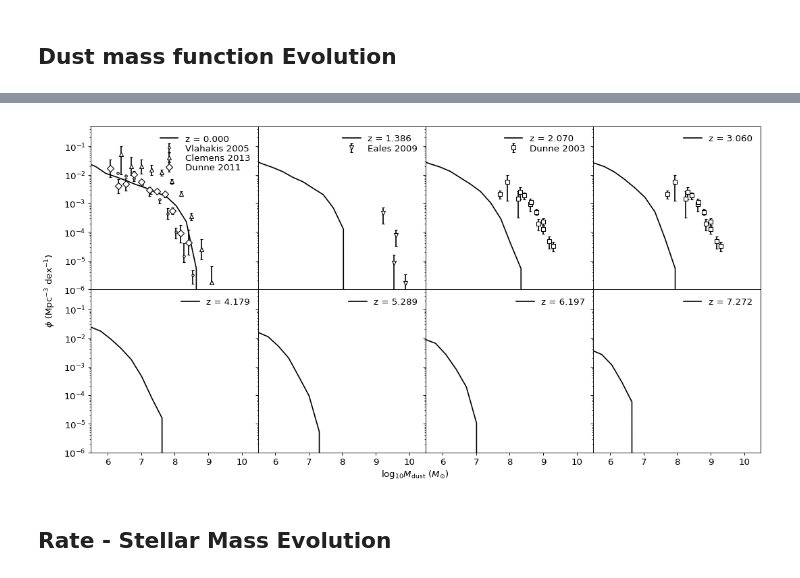
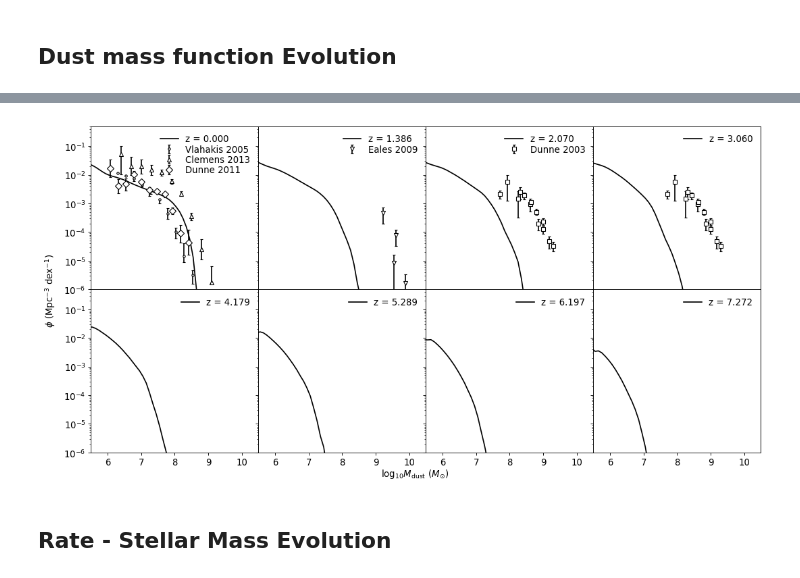
Before and after one commit to darrencroton/sage, a Jupyter notebook: analysis/allresults-new.ipynb, the cells around one changed output, grey strips where cells are left out. Saved outputs shown, nothing was run; the diff lists cells and outputs as text; code cells hidden in the pictures.

```diff
--- a/analysis/allresults-new.ipynb
+++ b/analysis/allresults-new.ipynb
@@ -6,8 +6,8 @@ Populating the interactive namespace from numpy and matplotlib
 from random import sample, seed
 # %%
 Hubble_h = 0.73
-BoxSize = ((62.5**3) * (8/8))**(1/3)
-#BoxSize = ((500**3) * (512/512))**(1/3)
+#BoxSize = ((62.5**3) * (8/8))**(1/3)
+BoxSize = ((500**3) * (512/512))**(1/3)
 #BoxSize = ((250**3) * (1/125))**(1/3)
 print(BoxSize)
 dilute = 5000
@@ -17,12 +17,12 @@ sSFRcut = -11.0
 # %%
-directory = '../src/auxdata/trees/play/'
+directory = '../../output/dust-full/'
 filename = 'model'
 redshift = [0.000, 1.386, 2.070, 3.060, 4.179, 5.289, 6.197, 7.272] #millennium
 #redshift = [0.024, 1.309, 2.051, 3.033, 4.088, 5.127, 6.044, 7.098] #genesis
 #redshift = [0.000, 1.379, 2.028, 3.060, 4.043, 5.161, 6.231, 7.313] #bolshoi
 #redshift = [0.000]
 firstfile = 0
-lastfile = 7
+lastfile = 511
 MaxTreeFiles = lastfile - firstfile + 1
 # %%
 def galdtype():
@@ -1734,7 +1729,7 @@ fig, axes = plt.subplots(2, 4, sharex=True, sharey=True, figsize=(16, 8))
 
 for i in range(8):
     ax1 = plt.subplot(2,4,i+1)
-    binwidth = 0.3  # mass function histogram bin width
+    binwidth = 0.1  # mass function histogram bin width
 
     w = np.where(G_history[i].ColdDust > 0.0)[0]
     mass = np.log10(G_history[i].ColdDust[w] * 1.0e10 /Hubble_h)
@@ -1838,5 +1833,5 @@ plt.subplots_adjust(wspace=0, hspace=0)
 fig.text(0.5, 0.07, r'$\log_{10} M_{\mathrm{dust}}\ (M_{\odot})$', ha='center')
 fig.text(0.07, 0.5, r'$\phi\ (\mathrm{Mpc}^{-3}\ \mathrm{dex}^{-1}$)', va='center', rotation='vertical')
 
-plt.savefig('plots/DMFEvolution-new-dust.png')
+plt.savefig('plots/DMFEvolution-new-millennium.png')
 # %% [output]
@@ -1845,4 +1838,4 @@ Adding an axes using the same arguments as a previous axes currently reuses the
-[figure, old version]
+[figure, new version]
 # %% [markdown]
 ## Rate - Stellar Mass Evolution
 # %%
```
Also changed, not shown: parts of 17 cells of this notebook.
